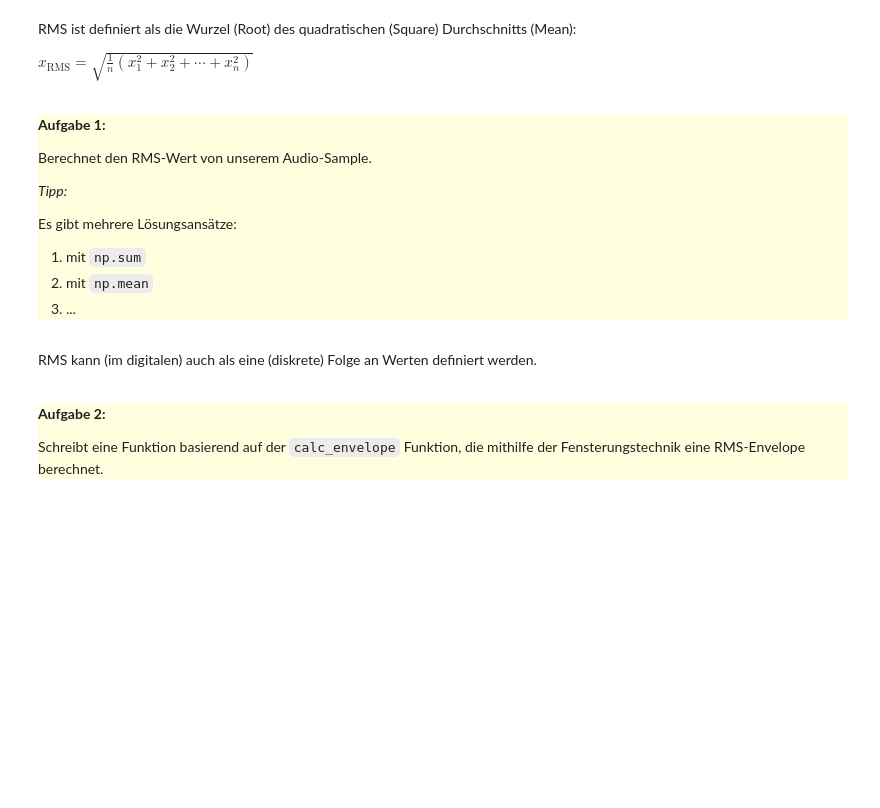
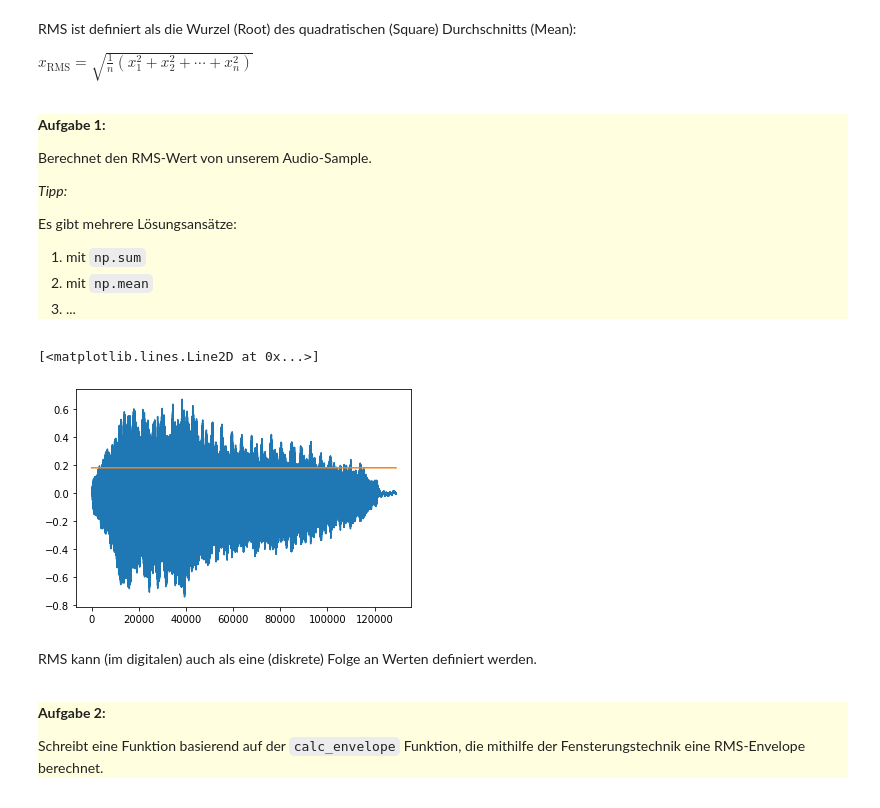
Before and after one commit to kjhsdf/Audio-Based-Music-Processing-2020, a Jupyter notebook: 05/Hausaufgabe_RMS_Fourier_intro.ipynb, the cells around one changed output. Cells and saved outputs as stored; diff of their text form; code cells hidden in the pictures; blank space fills up the shorter version.

```diff
--- a/05/Hausaufgabe_RMS_Fourier_intro.ipynb
+++ b/05/Hausaufgabe_RMS_Fourier_intro.ipynb
@@ -30,13 +32,17 @@ Es gibt mehrere Lösungsansätze:
 
 </div>
 # %%
-x, sr = lr.load('violin.mp3')
+x, sr = lr.load('./violin.mp3')
 
-rms = ...
+
+rms = np.sqrt(np.mean([pow(a,2) for a in x]))
 
 plt.plot(x)
 rms = np.ones(np.shape(x)[0]) * rms
 plt.plot(rms)
+# %% [output]
+[<matplotlib.lines.Line2D at 0x...>]
+[figure, added]
 # %% [markdown]
 RMS kann (im digitalen) auch als eine (diskrete) Folge an Werten definiert werden.
 
```
Also changed, not shown: parts of 2 cells of this notebook, 1 other file.
